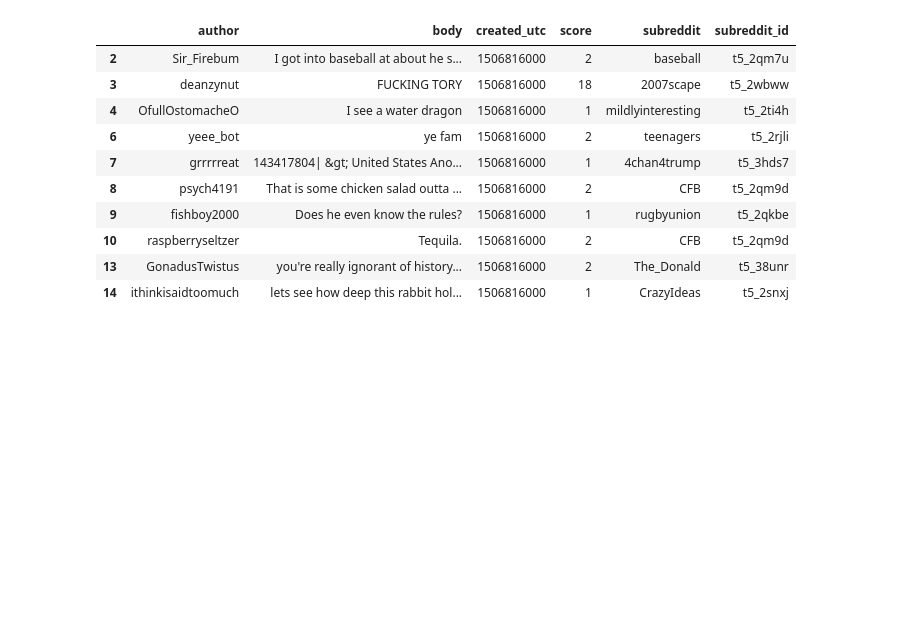
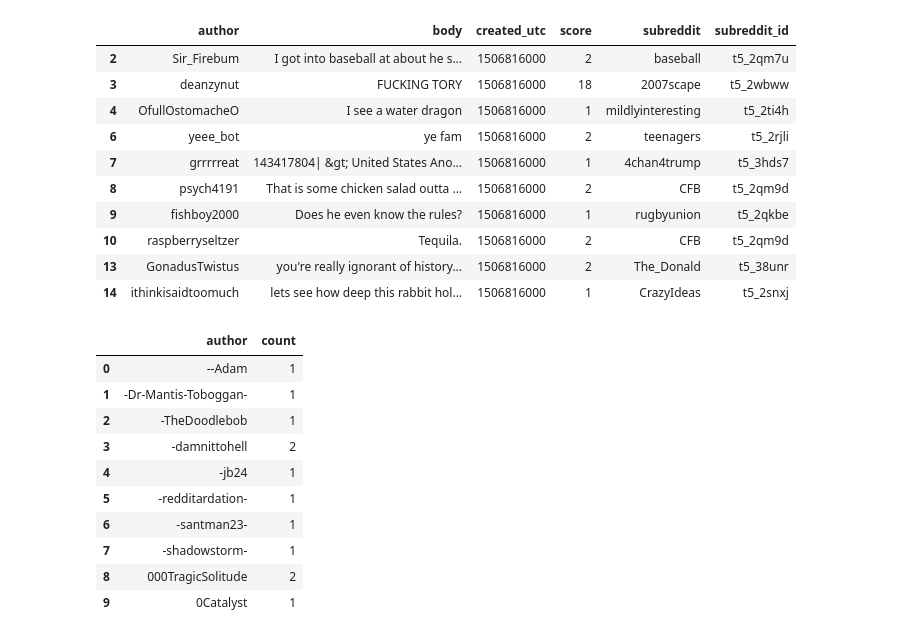
Before and after one commit to kuba-swe/data_eng_project_12, a Jupyter notebook: notebooks/pure_python_test.ipynb, the cells around one changed output. Cells and saved outputs as stored; diff of their text form; code cells hidden in the pictures; blank space fills up the shorter version.

```diff
--- a/notebooks/pure_python_test.ipynb
+++ b/notebooks/pure_python_test.ipynb
@@ -76,3 +76,20 @@ df_sub_filtered.head(10)
 | 10 | raspberryseltzer | Tequila. | 1506816000 | 2 | CFB | t5_2qm9d |
 | 13 | GonadusTwistus | you're really ignorant of history... | 1506816000 | 2 | The_Donald | t5_38unr |
 | 14 | ithinkisaidtoomuch | lets see how deep this rabbit hol... | 1506816000 | 1 | CrazyIdeas | t5_2snxj |
+# %%
+# Step 4.1: Find out who are active users
+
+df_user_count = pd.DataFrame(df_sub_filtered.groupby("author")["body"].count()).reset_index().rename(mapper={"body": "count"}, axis="columns")
+df_user_count.head(10)
+# %% [output]
+|  | author | count |
+| 0 | --Adam | 1 |
+| 1 | -Dr-Mantis-Toboggan- | 1 |
+| 2 | -TheDoodlebob | 1 |
+| 3 | -damnittohell | 2 |
+| 4 | -jb24 | 1 |
+| 5 | -redditardation- | 1 |
+| 6 | -santman23- | 1 |
+| 7 | -shadowstorm- | 1 |
+| 8 | 000TragicSolitude | 2 |
+| 9 | 0Catalyst | 1 |
```
Also changed, not shown: parts of 3 cells of this notebook, 1 other file.
